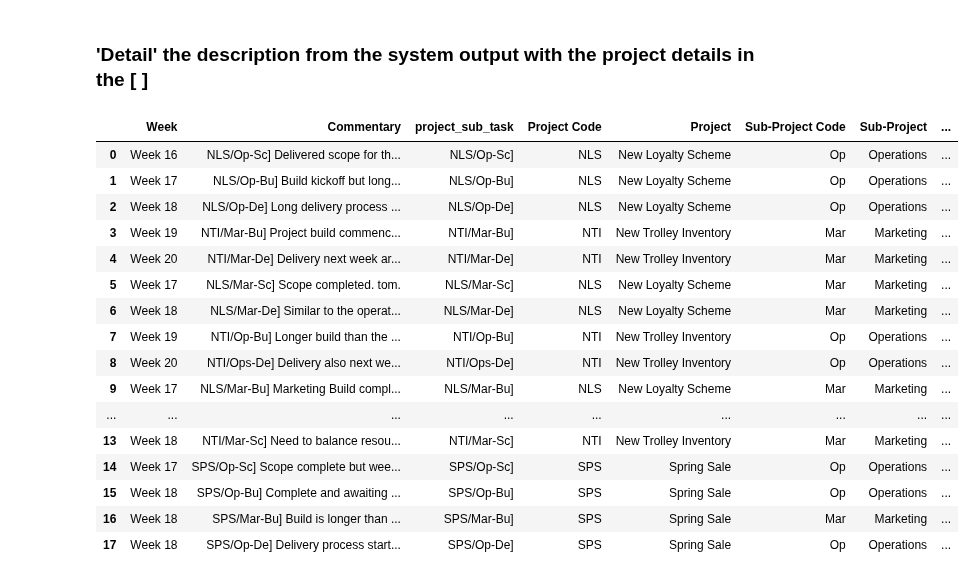
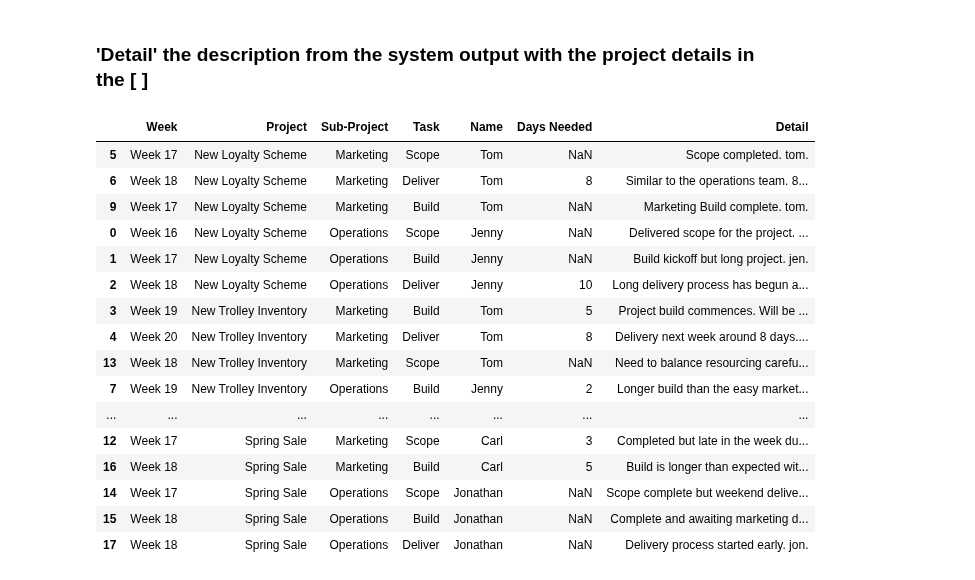
Before and after one commit to hyunjun33/Data_preprocessing, a Jupyter notebook: Preppin' Data 2021 Week 19 Challenge.ipynb, the cells around one changed output. Cells and saved outputs as stored; diff of their text form; code cells hidden in the pictures.

```diff
--- a/Preppin' Data 2021 Week 19 Challenge.ipynb
+++ b/Preppin' Data 2021 Week 19 Challenge.ipynb
@@ -391,22 +391,24 @@ project_schedule
 ### 'Detail' the description from the system output with the project details in the [ ]
 # %%
 project_schedule["Detail"] = project_schedule["Commentary"].map(lambda x: x.split("]")[1])
+project_schedule = project_schedule.drop(["Commentary", "project_sub_task", "Project Code", "Sub-Project Code",
+                               "Task Code", "Abbreviation"], axis=1).sort_values(by=["Project", "Sub-Project"])
 project_schedule
 # %% [output]
-|  | Week | Commentary | project_sub_task | Project Code | Project | Sub-Project Code | Sub-Project | ... |
-| 0 | Week 16 | NLS/Op-Sc] Delivered scope for th... | NLS/Op-Sc] | NLS | New Loyalty Scheme | Op | Operations | ... |
-| 1 | Week 17 | NLS/Op-Bu] Build kickoff but long... | NLS/Op-Bu] | NLS | New Loyalty Scheme | Op | Operations | ... |
-| 2 | Week 18 | NLS/Op-De] Long delivery process ... | NLS/Op-De] | NLS | New Loyalty Scheme | Op | Operations | ... |
-| 3 | Week 19 | NTI/Mar-Bu] Project build commenc... | NTI/Mar-Bu] | NTI | New Trolley Inventory | Mar | Marketing | ... |
-| 4 | Week 20 | NTI/Mar-De] Delivery next week ar... | NTI/Mar-De] | NTI | New Trolley Inventory | Mar | Marketing | ... |
-| 5 | Week 17 | NLS/Mar-Sc] Scope completed. tom. | NLS/Mar-Sc] | NLS | New Loyalty Scheme | Mar | Marketing | ... |
-| 6 | Week 18 | NLS/Mar-De] Similar to the operat... | NLS/Mar-De] | NLS | New Loyalty Scheme | Mar | Marketing | ... |
-| 7 | Week 19 | NTI/Op-Bu] Longer build than the ... | NTI/Op-Bu] | NTI | New Trolley Inventory | Op | Operations | ... |
-| 8 | Week 20 | NTI/Ops-De] Delivery also next we... | NTI/Ops-De] | NTI | New Trolley Inventory | Op | Operations | ... |
-| 9 | Week 17 | NLS/Mar-Bu] Marketing Build compl... | NLS/Mar-Bu] | NLS | New Loyalty Scheme | Mar | Marketing | ... |
-| ... | ... | ... | ... | ... | ... | ... | ... | ... |
-| 13 | Week 18 | NTI/Mar-Sc] Need to balance resou... | NTI/Mar-Sc] | NTI | New Trolley Inventory | Mar | Marketing | ... |
-| 14 | Week 17 | SPS/Op-Sc] Scope complete but wee... | SPS/Op-Sc] | SPS | Spring Sale | Op | Operations | ... |
-| 15 | Week 18 | SPS/Op-Bu] Complete and awaiting ... | SPS/Op-Bu] | SPS | Spring Sale | Op | Operations | ... |
-| 16 | Week 18 | SPS/Mar-Bu] Build is longer than ... | SPS/Mar-Bu] | SPS | Spring Sale | Mar | Marketing | ... |
-| 17 | Week 18 | SPS/Op-De] Delivery process start... | SPS/Op-De] | SPS | Spring Sale | Op | Operations | ... |
+|  | Week | Project | Sub-Project | Task | Name | Days Needed | Detail |
+| 5 | Week 17 | New Loyalty Scheme | Marketing | Scope | Tom | NaN | Scope completed. tom. |
+| 6 | Week 18 | New Loyalty Scheme | Marketing | Deliver | Tom | 8 | Similar to the operations team. 8... |
+| 9 | Week 17 | New Loyalty Scheme | Marketing | Build | Tom | NaN | Marketing Build complete. tom. |
+| 0 | Week 16 | New Loyalty Scheme | Operations | Scope | Jenny | NaN | Delivered scope for the project. ... |
+| 1 | Week 17 | New Loyalty Scheme | Operations | Build | Jenny | NaN | Build kickoff but long project. jen. |
+| 2 | Week 18 | New Loyalty Scheme | Operations | Deliver | Jenny | 10 | Long delivery process has begun a... |
+| 3 | Week 19 | New Trolley Inventory | Marketing | Build | Tom | 5 | Project build commences. Will be ... |
+| 4 | Week 20 | New Trolley Inventory | Marketing | Deliver | Tom | 8 | Delivery next week around 8 days.... |
+| 13 | Week 18 | New Trolley Inventory | Marketing | Scope | Tom | NaN | Need to balance resourcing carefu... |
+| 7 | Week 19 | New Trolley Inventory | Operations | Build | Jenny | 2 | Longer build than the easy market... |
+| ... | ... | ... | ... | ... | ... | ... | ... |
+| 12 | Week 17 | Spring Sale | Marketing | Scope | Carl | 3 | Completed but late in the week du... |
+| 16 | Week 18 | Spring Sale | Marketing | Build | Carl | 5 | Build is longer than expected wit... |
+| 14 | Week 17 | Spring Sale | Operations | Scope | Jonathan | NaN | Scope complete but weekend delive... |
+| 15 | Week 18 | Spring Sale | Operations | Build | Jonathan | NaN | Complete and awaiting marketing d... |
+| 17 | Week 18 | Spring Sale | Operations | Deliver | Jonathan | NaN | Delivery process started early. jon. |
```
Also changed, not shown: parts of 2 cells of this notebook.
